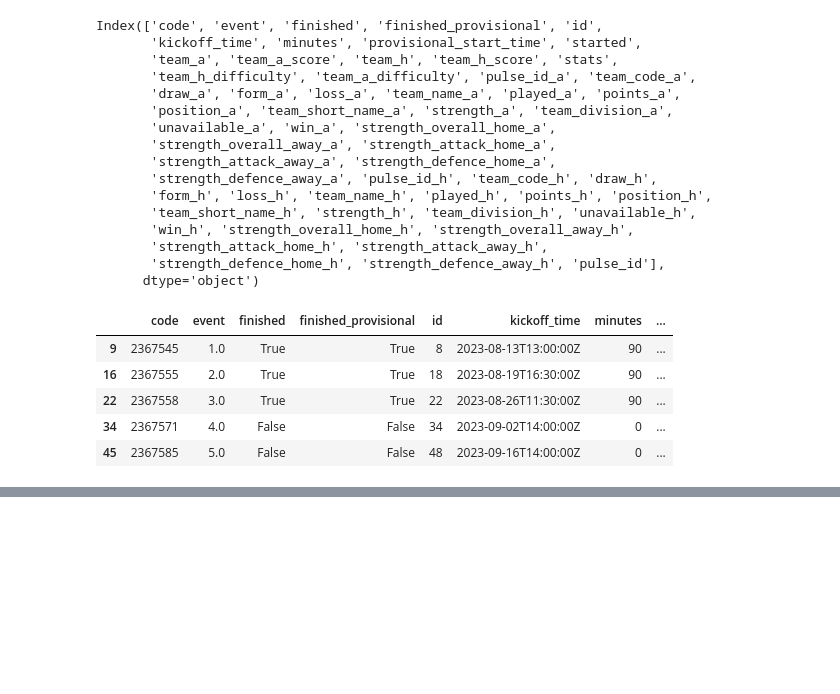
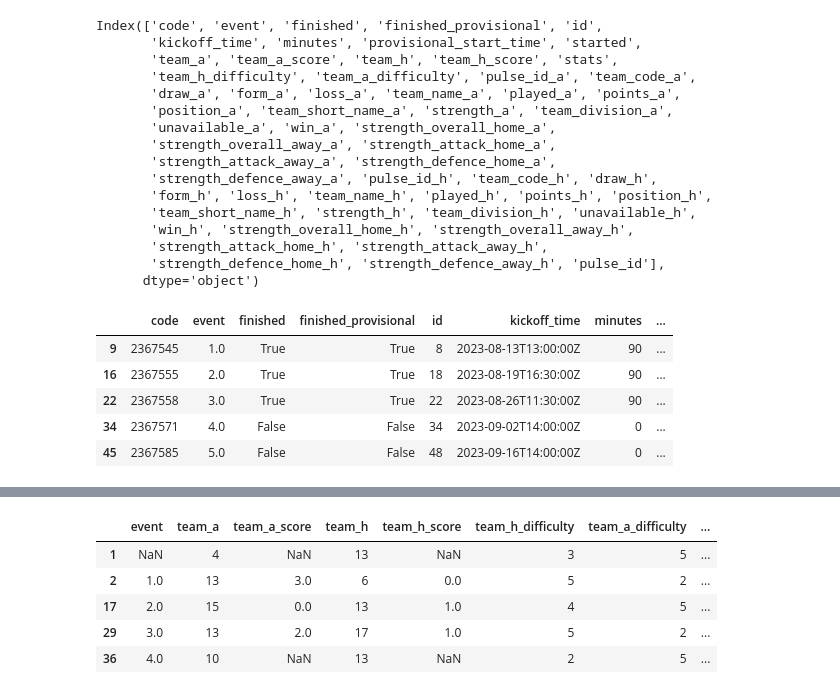
Before and after one commit to Dofften/FPL-Master, a Jupyter notebook: FPL_ML.ipynb, the cells around one changed output, grey strips where cells are left out. Drawn from its saved outputs; the diff is of its cells as text; code cells hidden in the pictures; blank space fills up the shorter version.

```diff
--- a/FPL_ML.ipynb
+++ b/FPL_ML.ipynb
@@ -1135,0 +1164,9 @@ fixtures_final
+# %%
+fixtures_final[(fixtures_final['team_h'] == 13) | (fixtures_final['team_a'] == 13)].head()
+# %% [output]
+|  | event | team_a | team_a_score | team_h | team_h_score | team_h_difficulty | team_a_difficulty | ... |
+| 1 | NaN | 4 | NaN | 13 | NaN | 3 | 5 | ... |
+| 2 | 1.0 | 13 | 3.0 | 6 | 0.0 | 5 | 2 | ... |
+| 17 | 2.0 | 15 | 0.0 | 13 | 1.0 | 4 | 5 | ... |
+| 29 | 3.0 | 13 | 2.0 | 17 | 1.0 | 5 | 2 | ... |
+| 36 | 4.0 | 10 | NaN | 13 | NaN | 2 | 5 | ... |
```
Also changed, not shown: parts of 6 cells of this notebook.
